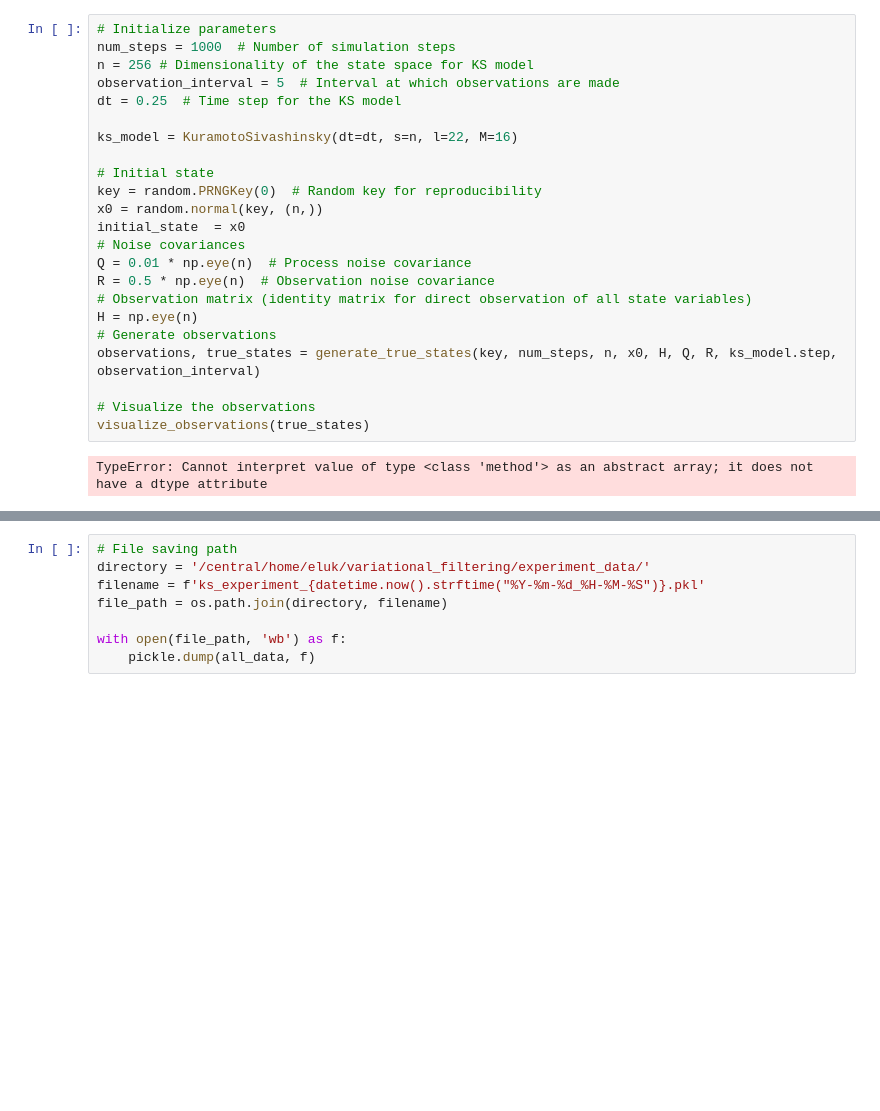
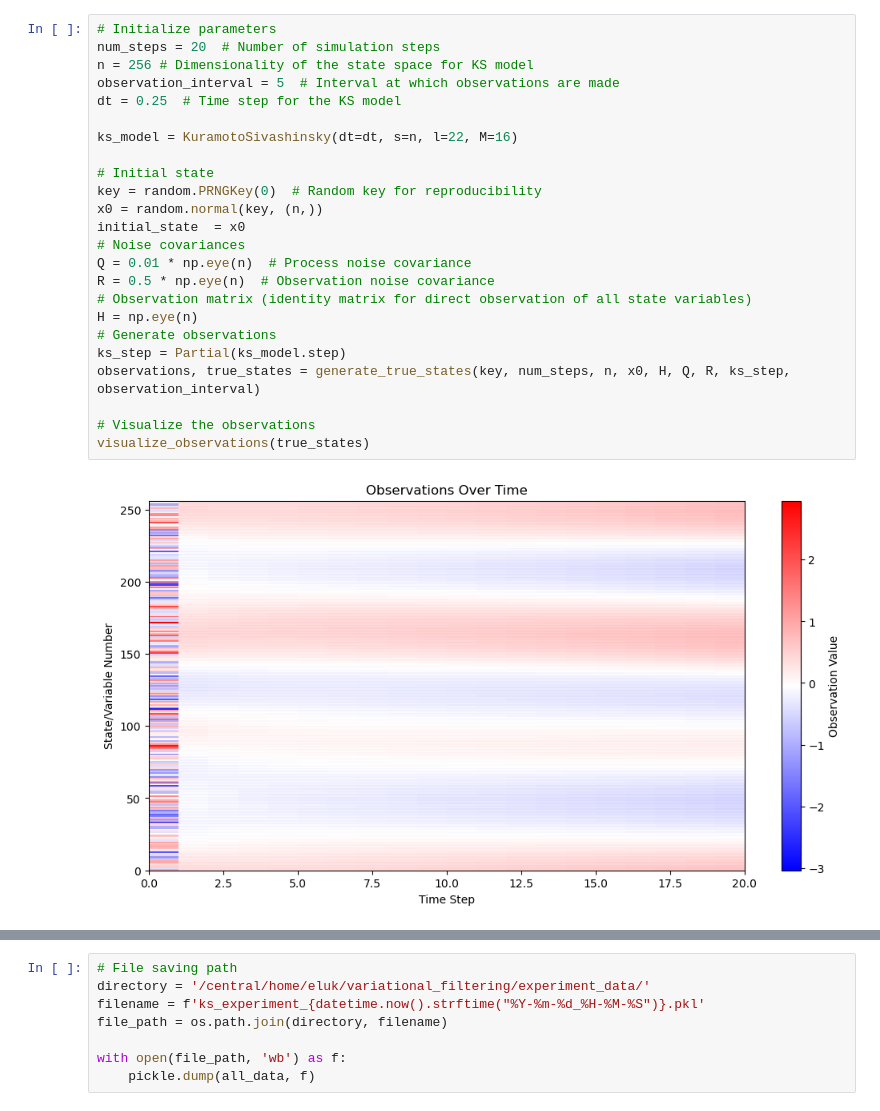
Before and after one commit to enochcluk/variational_filtering, a Jupyter notebook: experiments.ipynb, the cells around one changed output, grey strips where cells are left out. Drawn from its saved outputs; the diff is of its cells as text; blank space fills up the shorter version.

```diff
--- a/experiments.ipynb
+++ b/experiments.ipynb
@@ -15,26 +17,27 @@ importlib.reload(jax_models)
 <module 'jax_models' from '/central/home/eluk/variational_filtering/jax_models.py'>
 # %%
 # Initialize parameters
-num_steps = 1000  # Number of simulation steps
+num_steps = 20  # Number of simulation steps
 n = 256 # Dimensionality of the state space for KS model
 observation_interval = 5  # Interval at which observations are made
 dt = 0.25  # Time step for the KS model
 
 ks_model = KuramotoSivashinsky(dt=dt, s=n, l=22, M=16)
 
 # Initial state
 key = random.PRNGKey(0)  # Random key for reproducibility
 x0 = random.normal(key, (n,))
 initial_state  = x0
 # Noise covariances
 Q = 0.01 * np.eye(n)  # Process noise covariance
 R = 0.5 * np.eye(n)  # Observation noise covariance
 # Observation matrix (identity matrix for direct observation of all state variables)
 H = np.eye(n)
 # Generate observations
-observations, true_states = generate_true_states(key, num_steps, n, x0, H, Q, R, ks_model.step, observation_interval)
+ks_step = Partial(ks_model.step)
+observations, true_states = generate_true_states(key, num_steps, n, x0, H, Q, R, ks_step, observation_interval)
 
 # Visualize the observations
 visualize_observations(true_states)
 # %% [output]
-TypeError: Cannot interpret value of type <class 'method'> as an abstract array; it does not have a dtype attribute
+[figure, added]
```
Also changed, not shown: parts of 11 cells of this notebook, 8 other files.
